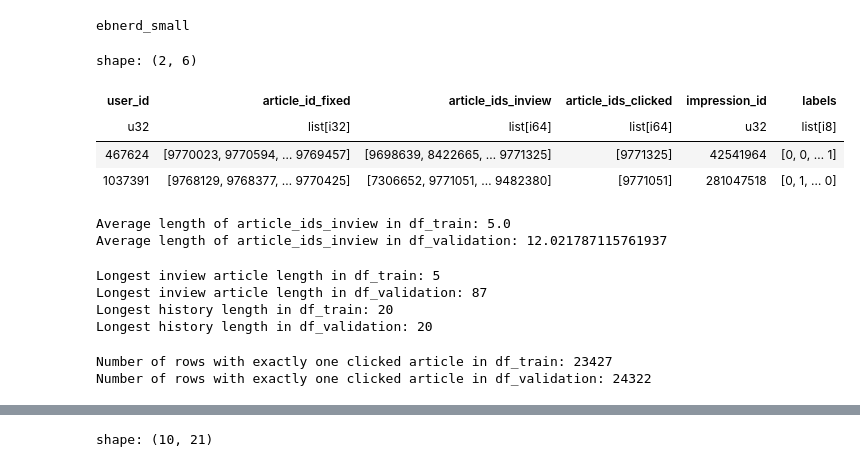
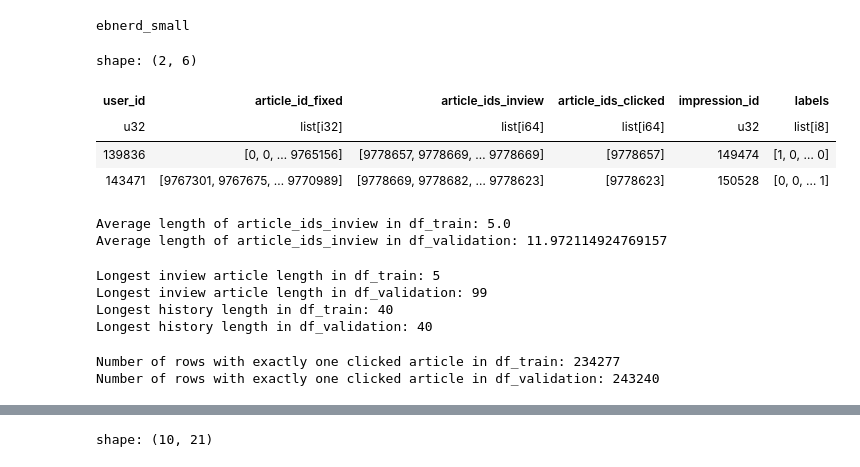
Before and after one commit to Gustavclausen1804/Deeplearning-RecSys-Challenge-2024, a Jupyter notebook: nrms_torch.ipynb, the cells around one changed output, grey strips where cells are left out. Saved outputs shown, nothing was run; the diff lists cells and outputs as text; code cells hidden in the pictures.

Commit message:
fix: train model on full data

```diff
--- a/nrms_torch.ipynb
+++ b/nrms_torch.ipynb
@@ -117,37 +118,37 @@ COLUMNS = [
     DEFAULT_INVIEW_ARTICLES_COL,
     DEFAULT_CLICKED_ARTICLES_COL,
     DEFAULT_IMPRESSION_ID_COL,
 ]
-HISTORY_SIZE = 20 # TODO: History size.
-FRACTION = 0.1
+HISTORY_SIZE = 40 # TODO: History size.
+FRACTION = 1.0
 
 df_train = (
     ebnerd_from_path(PATH.joinpath("train"), history_size=HISTORY_SIZE)
     .select(COLUMNS)
     .pipe(
         sampling_strategy_wu2019,
         npratio=4,
         shuffle=True,
         with_replacement=True,
         seed=123,
     )
     .pipe(create_binary_labels_column)
     .sample(fraction=FRACTION)
 )
 # =>
 df_validation = (
     ebnerd_from_path(PATH.joinpath("validation"), history_size=HISTORY_SIZE)
     .select(COLUMNS)
     .pipe(create_binary_labels_column)
     .sample(fraction=FRACTION)
 )
 df_train.head(2)
 # %% [output]
 shape: (2, 6)
 | user_id | article_id_fixed | article_ids_inview | article_ids_clicked | impression_id | labels |
 | u32 | list[i32] | list[i64] | list[i64] | u32 | list[i8] |
-| 467624 | [9770023, 9770594, … 9769457] | [9698639, 8422665, … 9771325] | [9771325] | 42541964 | [0, 0, … 1] |
-| 1037391 | [9768129, 9768377, … 9770425] | [7306652, 9771051, … 9482380] | [9771051] | 281047518 | [0, 1, … 0] |
+| 139836 | [0, 0, … 9765156] | [9778657, 9778669, … 9778669] | [9778657] | 149474 | [1, 0, … 0] |
+| 143471 | [9767301, 9767675, … 9770989] | [9778669, 9778682, … 9778623] | [9778623] | 150528 | [0, 0, … 1] |
 # %%
 def calculate_average_length(df, column):
     total_length = sum(len(row) for row in df[column])
@@ -163,10 +164,8 @@ average_length_inview_validation = calculate_average_length(df_validation, DEFAU
 print(f"Average length of article_ids_inview in df_validation: {average_length_inview_validation}")
 # %% [output]
 Average length of article_ids_inview in df_train: 5.0
-Average length of article_ids_inview in df_validation: 12.021787115761937
+Average length of article_ids_inview in df_validation: 11.972114924769157
 # %%
-import polars as pl
-
 # Function to find the maximum length of arrays in a column
 def find_max_length(df, column):
     max_length = 0
@@ -190,12 +189,10 @@ print(f"Longest history length in df_train: {max_history_length_train}")
 print(f"Longest history length in df_validation: {max_history_length_validation}")
 # %% [output]
 Longest inview article length in df_train: 5
-Longest inview article length in df_validation: 87
-Longest history length in df_train: 20
-Longest history length in df_validation: 20
+Longest inview article length in df_validation: 99
+Longest history length in df_train: 40
+Longest history length in df_validation: 40
 # %%
-import polars as pl
-
 # Function to filter rows with exactly one clicked article
 def filter_rows_with_one_clicked_article(df, clicked_articles_col):
     # Manually filter rows where the array has exactly one element
@@ -214,8 +211,8 @@ df_validation = filter_rows_with_one_clicked_article(df_validation, DEFAULT_CLIC
 print(f"Number of rows with exactly one clicked article in df_train: {df_train.shape[0]}")
 print(f"Number of rows with exactly one clicked article in df_validation: {df_validation.shape[0]}")
 # %% [output]
-Number of rows with exactly one clicked article in df_train: 23427
-Number of rows with exactly one clicked article in df_validation: 24322
+Number of rows with exactly one clicked article in df_train: 234277
+Number of rows with exactly one clicked article in df_validation: 243240
 # %%
 df_validation.head()
 # %% [output]
```
Also changed, not shown: parts of 18 cells of this notebook, 3 other files.
